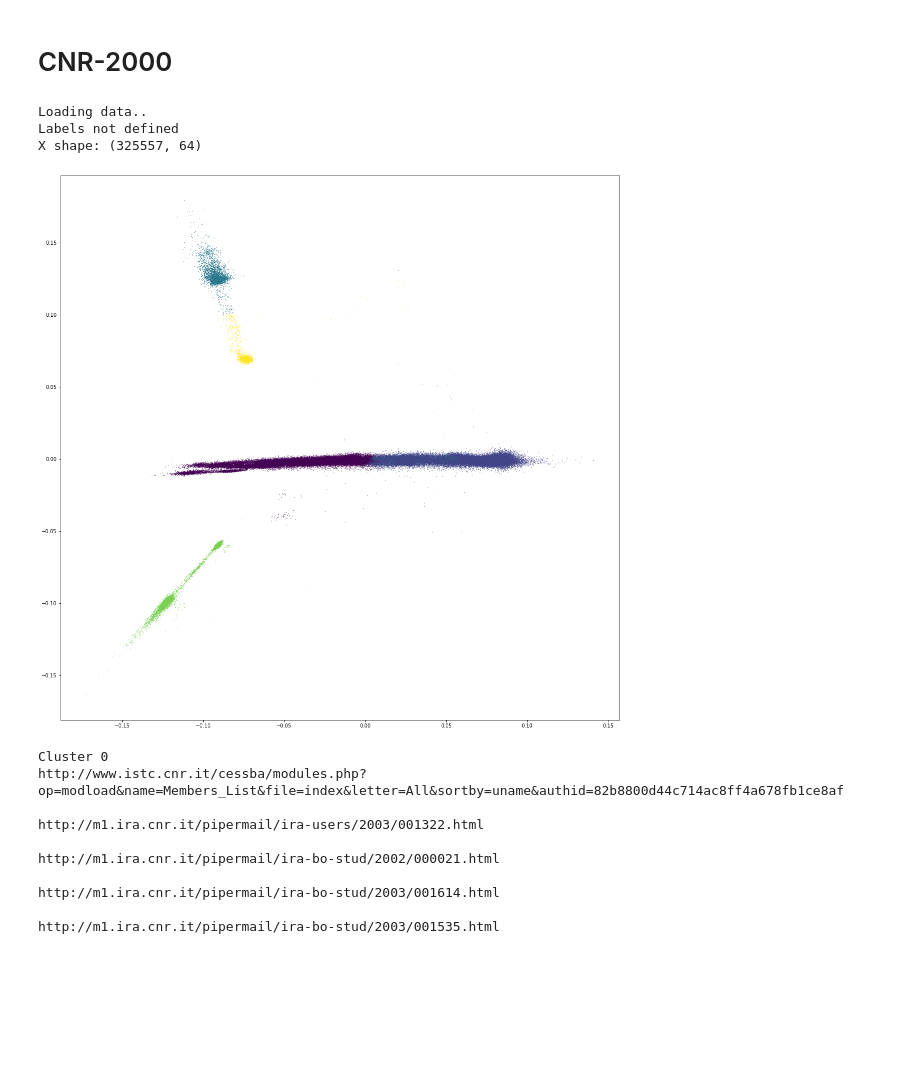
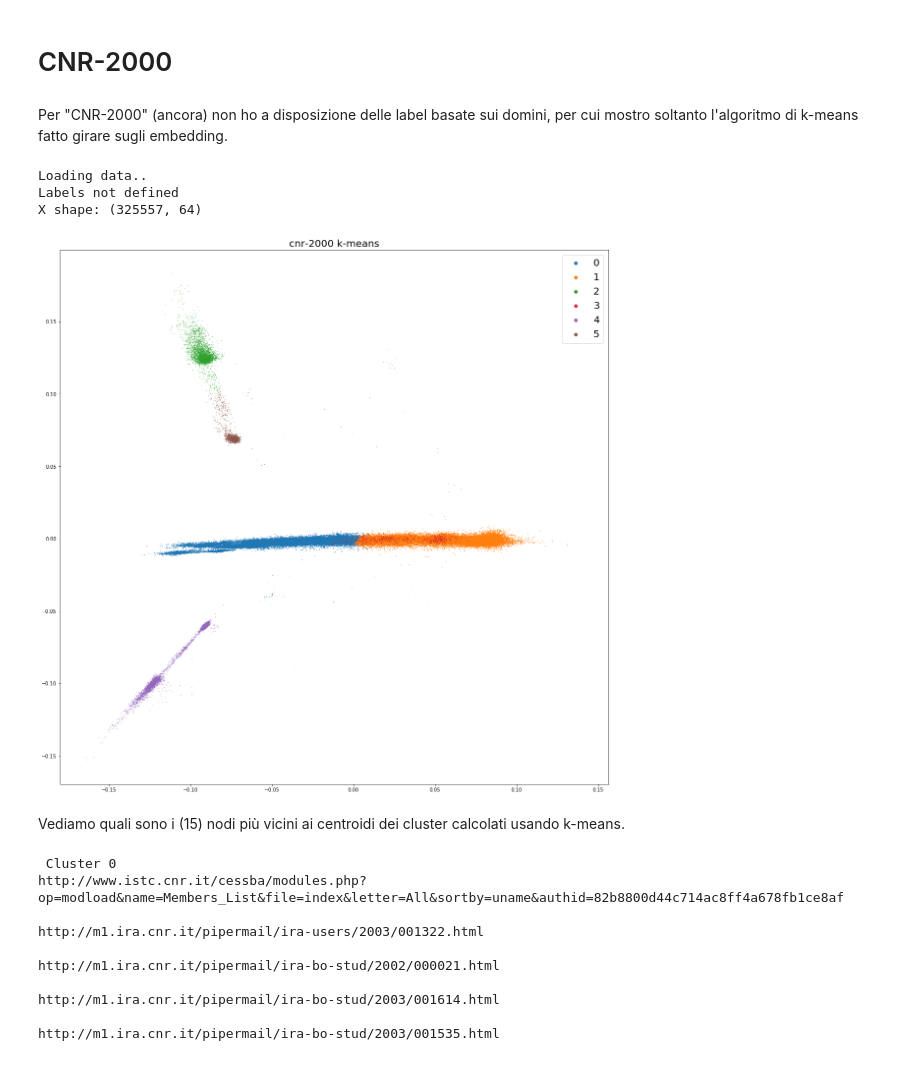
Before and after one commit to Nicolaus93/biggraph, a Jupyter notebook: jupyter/faiss_explore.ipynb, the cells around one changed output. Drawn from its saved outputs; the diff is of its cells as text; code cells hidden in the pictures; blank space fills up the shorter version.

```diff
--- a/jupyter/faiss_explore.ipynb
+++ b/jupyter/faiss_explore.ipynb
@@ -82,5 +91,7 @@ def plot_true_labels(X_pca, Y, labels, n=int(10e4), _3d=False):
 # %% [markdown]
 # CNR-2000
+# %% [markdown]
+Per "CNR-2000" (ancora) non ho a disposizione delle label basate sui domini, per cui mostro soltanto l'algoritmo di k-means fatto girare sugli embedding.
 # %%
 basename = "cnr-2000"
 X, Y = load_XY(basename)
@@ -90,11 +101,13 @@ Loading data..
 Labels not defined
 X shape: (325557, 64)
 # %%
+D, I = cnr.index.search(X, 1)
 cnr_pca = PCA(X)
-D, I = cnr.index.search(X, 1)
-plot_pca(cnr_pca, I)
+plot_data(cnr_pca, I, title="cnr-2000 k-means")
 # %% [output]
-[figure, old version]
+[figure, new version]
+# %% [markdown]
+Vediamo quali sono i (15) nodi più vicini ai centroidi dei cluster calcolati usando k-means.
 # %%
 centroid_neigh(basename, cnr, X)
 # %% [output]
```
Also changed, not shown: parts of 21 cells of this notebook.
